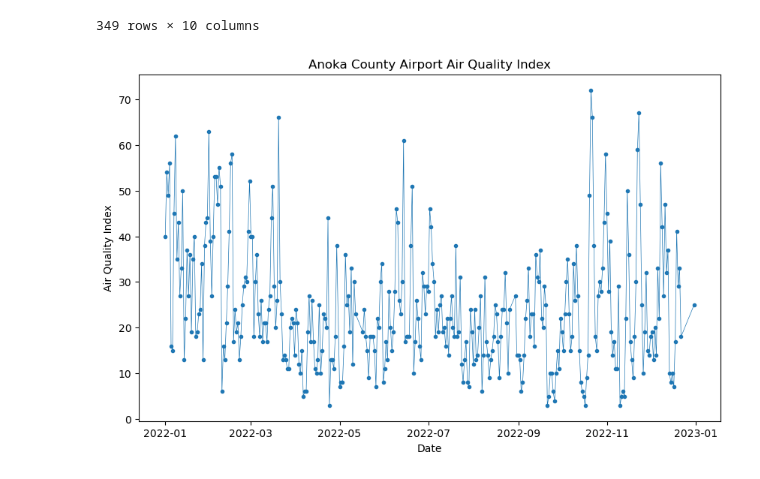
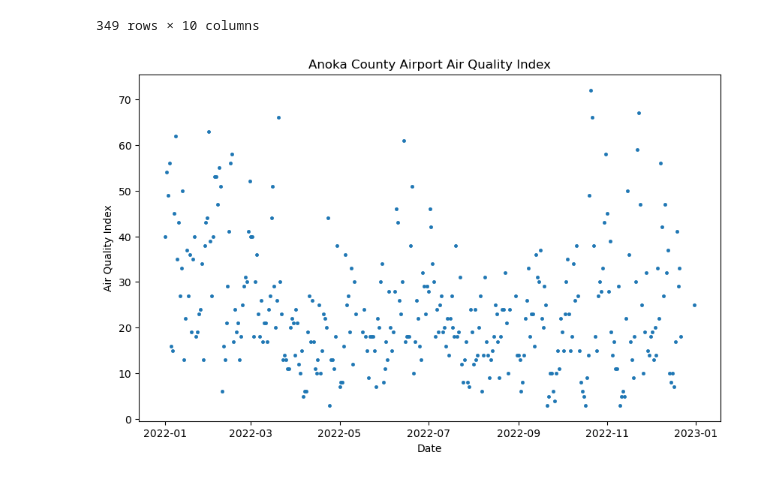
Before and after one commit to SamEspe/Air_Quality_Analysis, a Jupyter notebook: Air_Quality_Analysis.ipynb, the cells around one changed output. Cells and saved outputs as stored; diff of their text form; code cells hidden in the pictures.

```diff
--- a/Air_Quality_Analysis.ipynb
+++ b/Air_Quality_Analysis.ipynb
@@ -221,13 +235,15 @@ anoka_2022_pm25_daily
 # %%
 # Graph Anoka County Airport AQI
 plt.figure(figsize=(10, 6))
-plt.plot(anoka_2022_pm25_daily["Date"], anoka_2022_pm25_daily["Daily_AQI"], linewidth = 0.5, marker = '.')
+x_values = anoka_2022_pm25_daily["Date"]
+y_values = anoka_2022_pm25_daily["Daily_AQI"]
+plt.scatter(x_values, y_values, linewidth = 0.5, marker = '.')
 
 plt.title("Anoka County Airport Air Quality Index")
 plt.xlabel("Date")
 plt.ylabel("Air Quality Index")
 
 
 plt.show()
 # %% [output]
-[figure, old version]
+[figure, new version]
```
Also changed, not shown: parts of 2 cells of this notebook.
